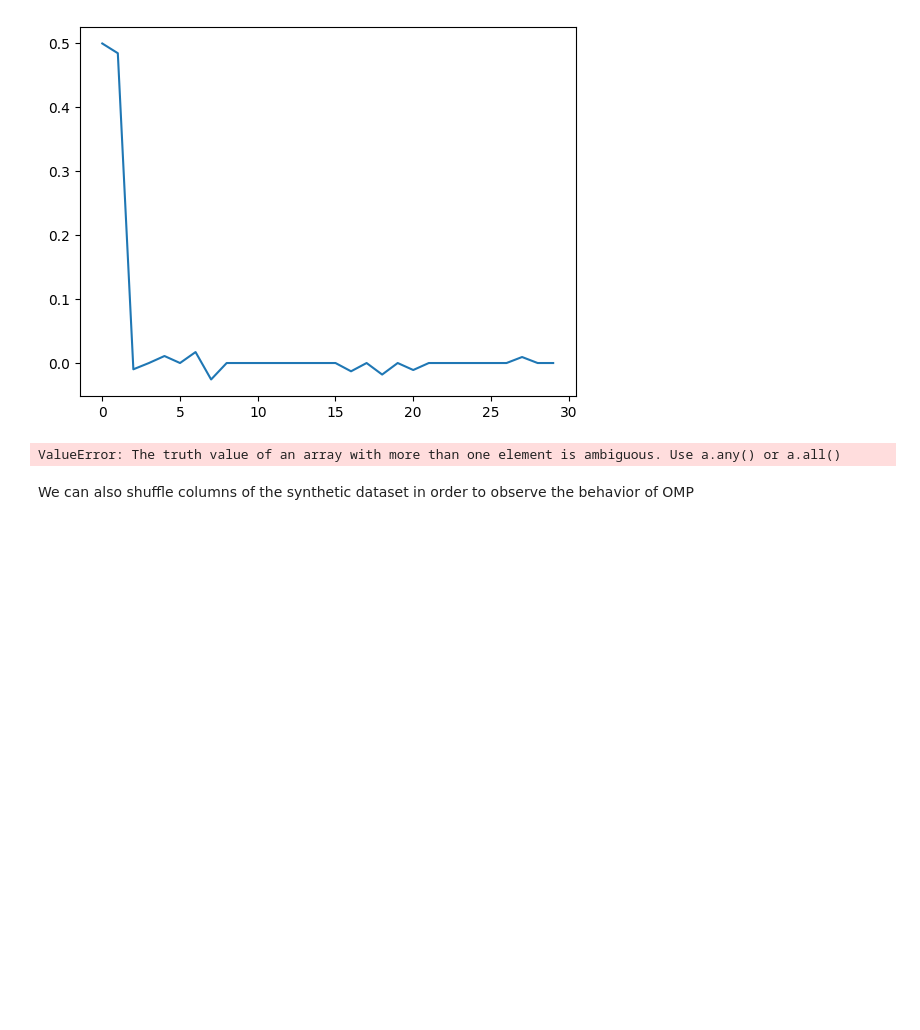
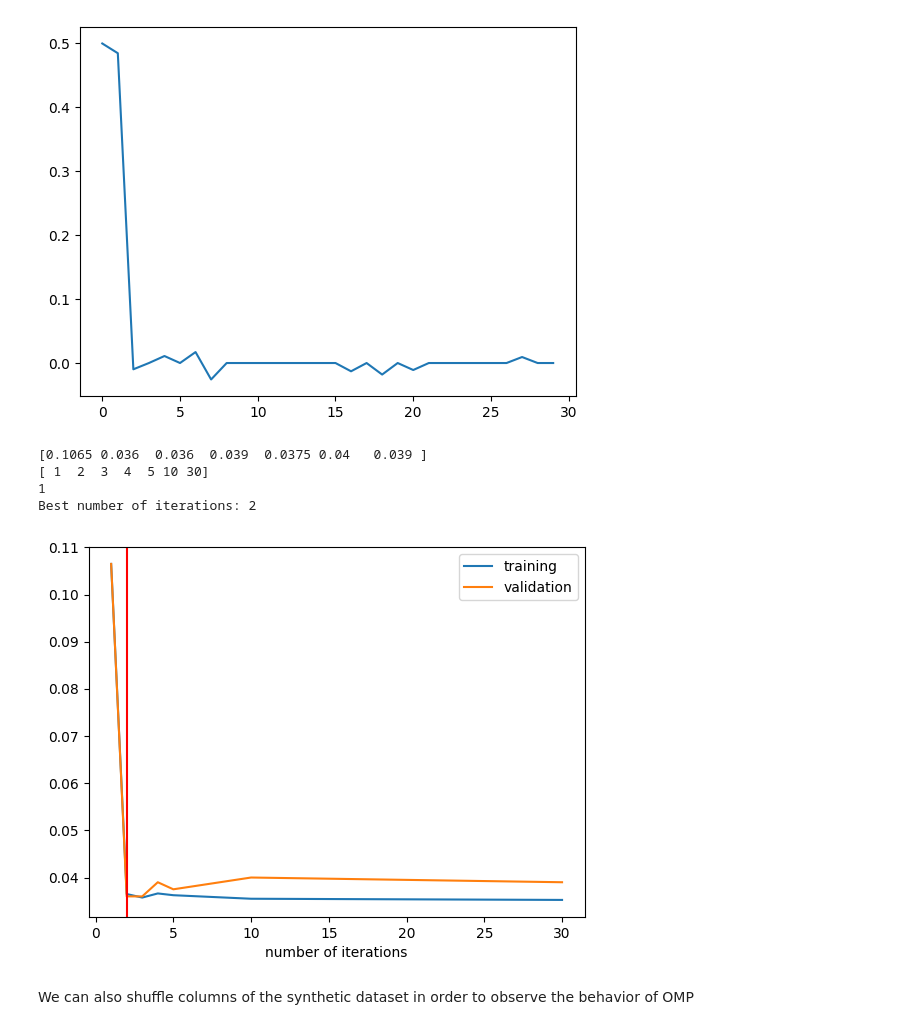
Before and after one commit to girofex/Machine-Learning-Algorithms, a Jupyter notebook: Lab7-OMP.ipynb, the cells around one changed output. Saved outputs shown, nothing was run; the diff lists cells and outputs as text; code cells hidden in the pictures; blank space fills up the shorter version.

```diff
--- a/Lab7-OMP.ipynb
+++ b/Lab7-OMP.ipynb
@@ -245,19 +245,23 @@ The test error is 0.043
 # %%
 # run K-Fold Cross Validation
 KF = 5
 niter_list = [1, 2, 3, 4, 5, 10, d]
-bestniter, Vm, Vs, Tm, Ts = KFoldCVOMP(Xtrnorm, Xtrnorm, KF, niter_list)
+bestniter, Vm, Vs, Tm, Ts = KFoldCVOMP(Xtrnorm, Ytr, KF, niter_list)
 
 # Plot training and validation error
 plt.subplots()
 plt.plot(niter_list, Tm, label="training")
 plt.plot(niter_list, Vm, label="validation")
 plt.legend(loc="best")
 plt.xlabel("number of iterations")
 plt.axvline(bestniter, color="red")
 print('Best number of iterations: '+str(bestniter))
 # %% [output]
-ValueError: The truth value of an array with more than one element is ambiguous. Use a.any() or a.all()
+[0.1065 0.036  0.036  0.039  0.0375 0.04   0.039 ]
+[ 1  2  3  4  5 10 30]
+1
+Best number of iterations: 2
+[figure, added]
 # %% [markdown]
 We can also shuffle columns of the synthetic dataset in order to observe the behavior of OMP
 # %%
```
Also changed, not shown: parts of 2 cells of this notebook.
